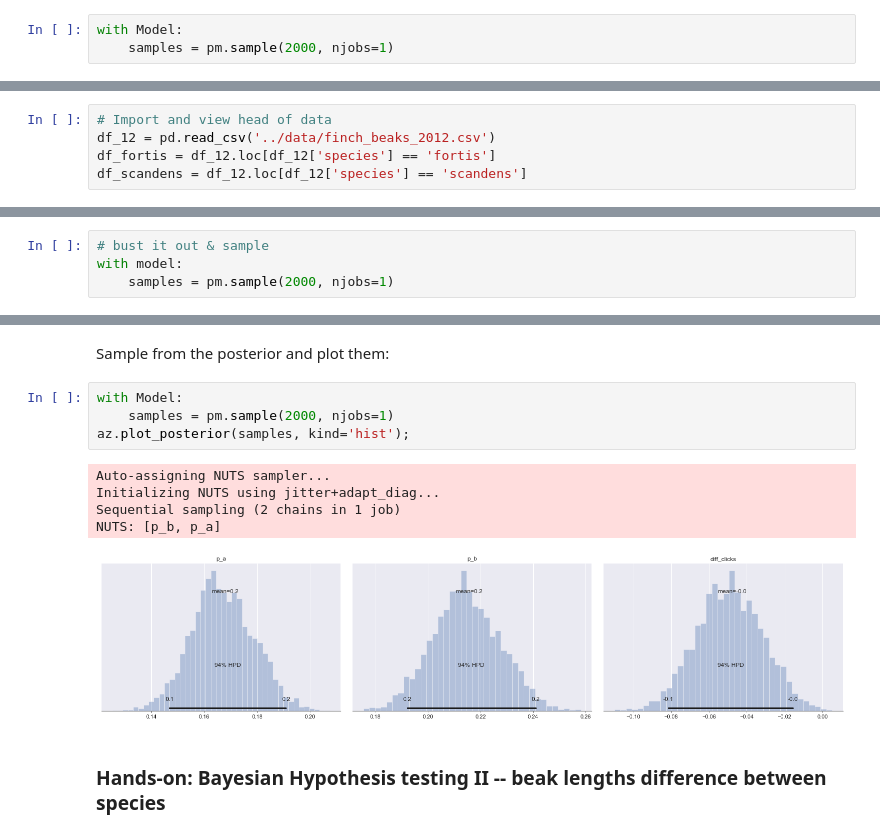
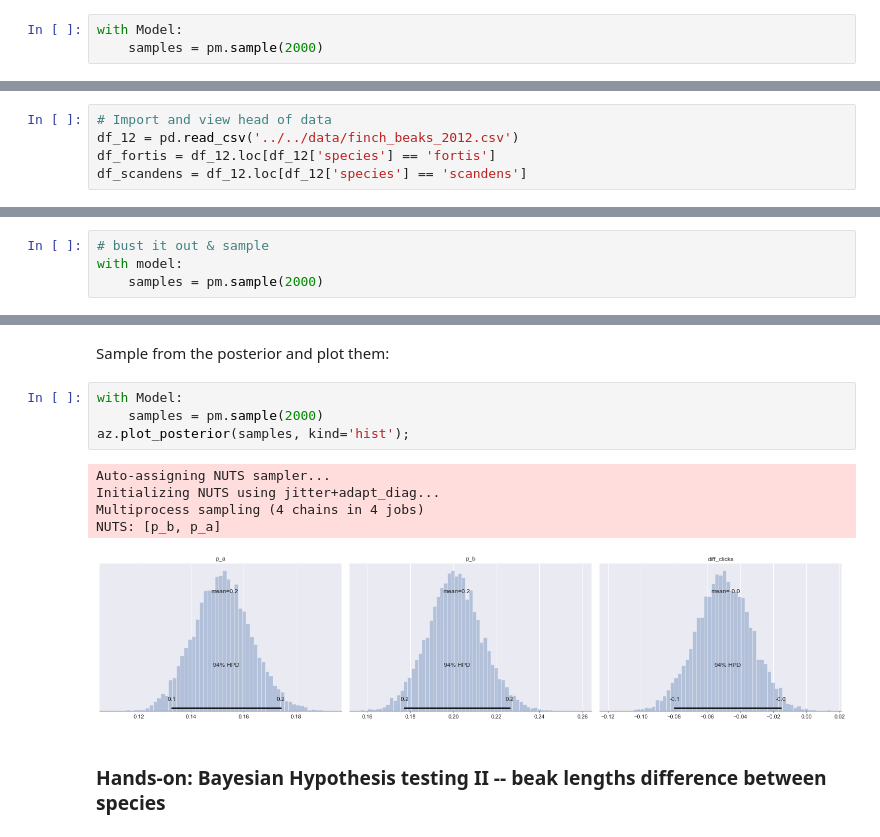
Before and after one commit to ericmjl/bayesian-stats-modelling-tutorial, a Jupyter notebook: notebooks/URGsADS-NYC-2020-02-19/02-Instructor-Parameter_estimation_hypothesis_testing.ipynb, the cells around one changed output, grey strips where cells are left out. Cells and saved outputs as stored; diff of their text form.

Commit message:
Changes for NYC URGs and Allies in Data Science (#86)
* Include correct paths for data in NBs

* Correct typos

and add brief description of base rate fallacy

```diff
--- a/notebooks/URGsADS-NYC-2020-02-19/02-Instructor-Parameter_estimation_hypothesis_testing.ipynb
+++ b/notebooks/URGsADS-NYC-2020-02-19/02-Instructor-Parameter_estimation_hypothesis_testing.ipynb
@@ -173,7 +173,7 @@ with pm.Model() as Model:
 It's now time to sample from the posterior using PyMC3. You'll also plot the posterior:
 # %%
 with Model:
-    samples = pm.sample(2000, njobs=1)
+    samples = pm.sample(2000)
 # %% [output]
 Auto-assigning NUTS sampler...
 Initializing NUTS using jitter+adapt_diag...
@@ -190,7 +193,7 @@ az.plot_posterior(samples, kind='hist');
 In this exercise, you'll calculate the  posterior mean beak depth of Galapagos finches in a given species. First you'll load the data and subset wrt species:
 # %%
 # Import and view head of data
-df_12 = pd.read_csv('../data/finch_beaks_2012.csv')
+df_12 = pd.read_csv('../../data/finch_beaks_2012.csv')
 df_fortis = df_12.loc[df_12['species'] == 'fortis']
 df_scandens = df_12.loc[df_12['species'] == 'scandens']
 # %% [markdown]
@@ -217,7 +220,7 @@ with pm.Model() as model:
 # %%
 # bust it out & sample
 with model:
-    samples = pm.sample(2000, njobs=1)
+    samples = pm.sample(2000)
 # %% [output]
 Auto-assigning NUTS sampler...
 Initializing NUTS using jitter+adapt_diag...
@@ -260,14 +264,14 @@ with pm.Model() as Model:
 Sample from the posterior and plot them:
 # %%
 with Model:
-    samples = pm.sample(2000, njobs=1)
+    samples = pm.sample(2000)
 az.plot_posterior(samples, kind='hist');
 # %% [output]
 Auto-assigning NUTS sampler...
 Initializing NUTS using jitter+adapt_diag...
-Sequential sampling (2 chains in 1 job)
+Multiprocess sampling (4 chains in 4 jobs)
 NUTS: [p_b, p_a]
-[figure, old version]
+[figure, new version]
 # %% [markdown]
 ### Hands-on: Bayesian Hypothesis testing II -- beak lengths difference between species
 # %% [markdown]
```
Also changed, not shown: parts of 7 cells of this notebook.
